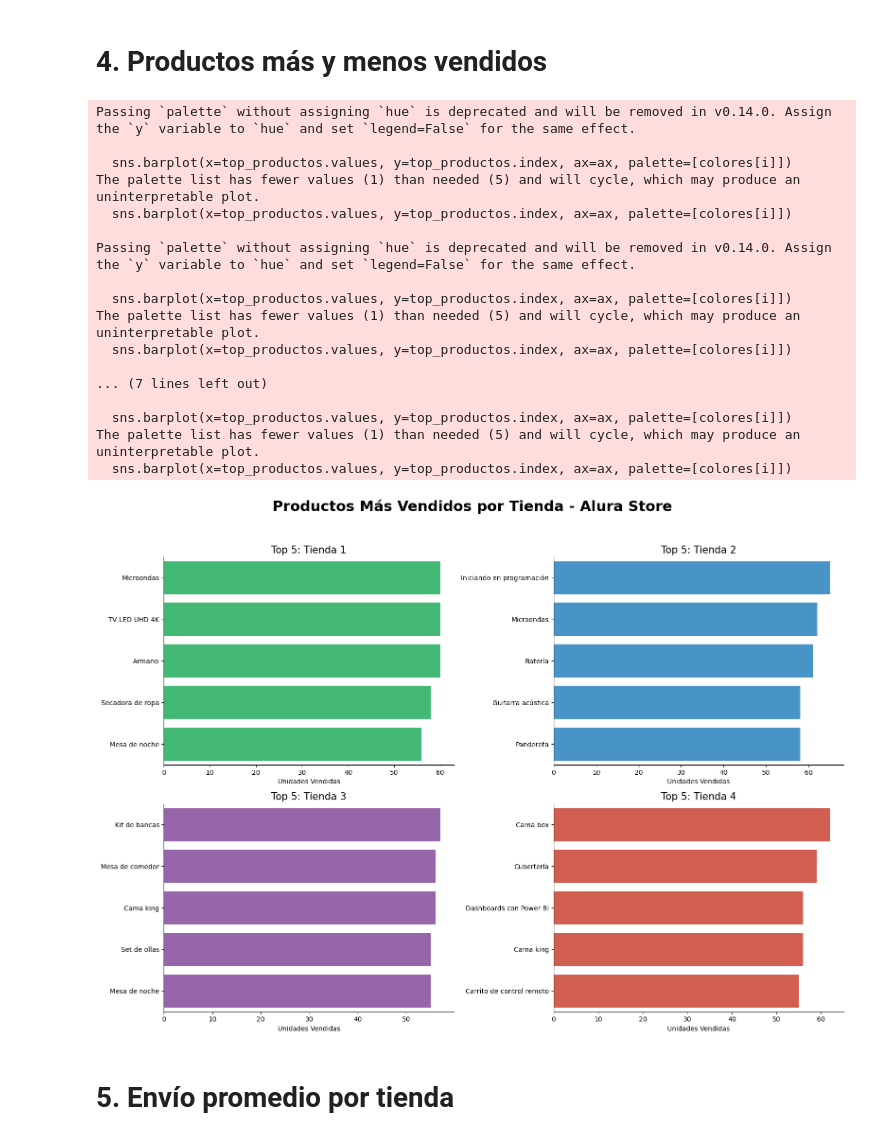
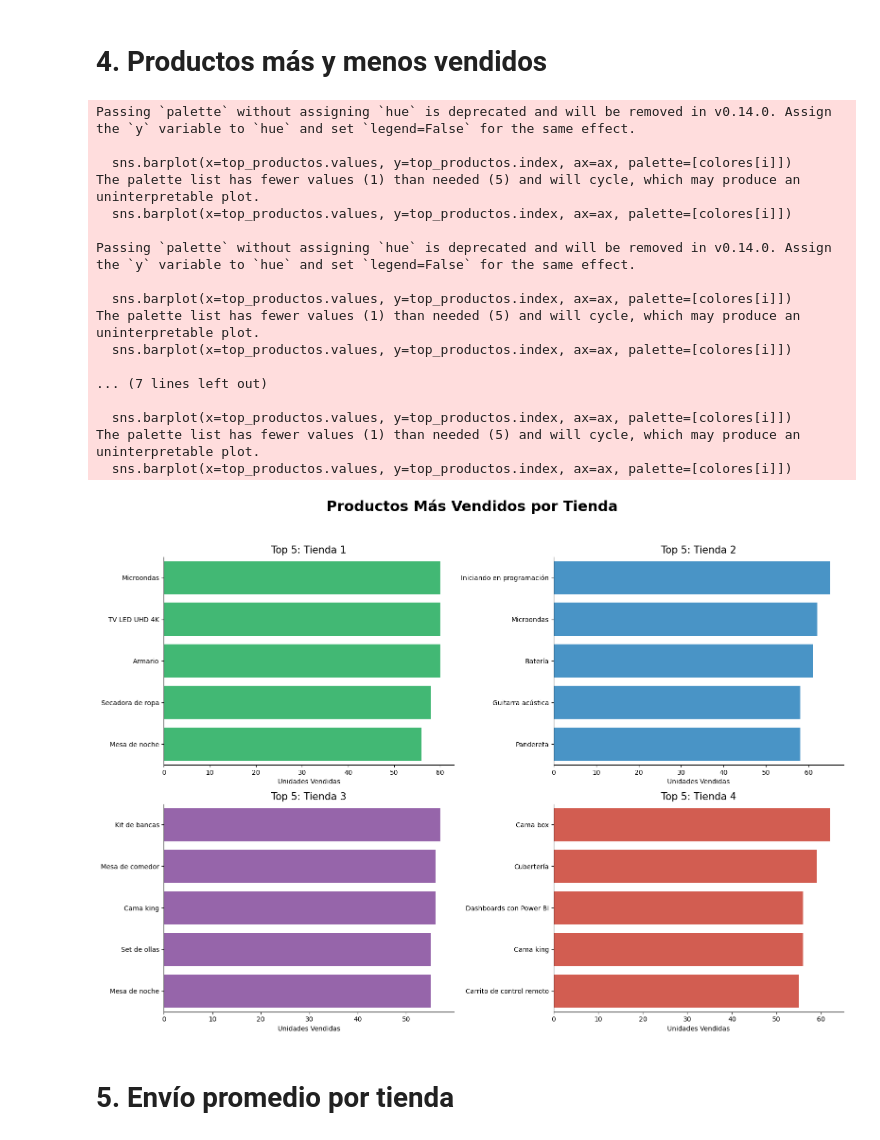
Before and after one commit to janampag/Challenge1_data_science, a Jupyter notebook: Challenge1_tiendas.ipynb, the cells around one changed output. Cells and saved outputs as stored; diff of their text form; code cells hidden in the pictures.

```diff
--- a/Challenge1_tiendas.ipynb
+++ b/Challenge1_tiendas.ipynb
@@ -92,18 +90,25 @@ Resumen de ventas por categoría:
 # %%
 import matplotlib.pyplot as plt
 
-# Configuramos una cuadrícula de 2x2 para los gráficos
+nombres_tiendas = ["Tienda 1", "Tienda 2", "Tienda 3", "Tienda 4"]
+
+resultados_categorias = {
+    "Tienda 1": ventas_por_categoria1,
+    "Tienda 2": ventas_por_categoria2,
+    "Tienda 3": ventas_por_categoria3,
+    "Tienda 4": ventas_por_categoria4
+}
+
 fig, axs = plt.subplots(2, 2, figsize=(15, 10))
-fig.suptitle('Productos Vendidos por Categoría en cada Alura Store', fontsize=20)
+fig.suptitle('Productos Vendidos por Categoría en cada Tienda', fontsize=20)
 
-# Aplanamos la matriz de ejes para iterar fácilmente
 axes = axs.flatten()
 
 for i, nombre in enumerate(nombres_tiendas):
     datos = resultados_categorias[nombre]
     axes[i].bar(datos.index, datos.values, color='skyblue')
     axes[i].set_title(nombre)
-    axes[i].tick_params(axis='x', rotation=45) # Rotar nombres de categorías
+    axes[i].tick_params(axis='x', rotation=45)
     axes[i].set_ylabel('Cantidad de Ventas')
 
 plt.tight_layout(rect=[0, 0.03, 1, 0.95])
@@ -176,53 +172,47 @@ t2_top, t2_bot = analizar_productos(tienda2, "Tienda 2")
 t3_top, t3_bot = analizar_productos(tienda3, "Tienda 3")
 t4_top, t4_bot = analizar_productos(tienda4, "Tienda 4")
 # %%
-import matplotlib.pyplot as plt
 import seaborn as sns
 
-# Configuramos una cuadrícula de 2 filas y 2 columnas
 fig, axes = plt.subplots(2, 2, figsize=(16, 12))
-fig.suptitle('Productos Más Vendidos por Tienda - Alura Store', fontsize=22, fontweight='bold')
+fig.suptitle('Productos Más Vendidos por Tienda', fontsize=22, fontweight='bold')
 
-# Lista de tus DataFrames y sus nombres para el bucle
 tiendas_list = [tienda, tienda2, tienda3, tienda4]
 nombres = ['Tienda 1', 'Tienda 2', 'Tienda 3', 'Tienda 4']
-colores = ['#2ecc71', '#3498db', '#9b59b6', '#e74c3c'] # Un color distinto para cada una
+colores = ['#2ecc71', '#3498db', '#9b59b6', '#e74c3c']
 
 for i, ax in enumerate(axes.flat):
-    # Obtenemos el conteo de productos y seleccionamos los 5 mejores
     top_productos = tiendas_list[i]['Producto'].value_counts().head(5)
 
-    # Creamos el gráfico de barras horizontales
     sns.barplot(x=top_productos.values, y=top_productos.index, ax=ax, palette=[colores[i]])
 
-    # Personalización de cada gráfico
     ax.set_title(f'Top 5: {nombres[i]}', fontsize=15)
     ax.set_xlabel('Unidades Vendidas')
     ax.set_ylabel('')
     ax.spines['top'].set_visible(False)
     ax.spines['right'].set_visible(False)
 
 plt.tight_layout(rect=[0, 0.03, 1, 0.95])
 plt.show()
 # %% [output]
 Passing `palette` without assigning `hue` is deprecated and will be removed in v0.14.0. Assign the `y` variable to `hue` and set `legend=False` for the same effect.
 
   sns.barplot(x=top_productos.values, y=top_productos.index, ax=ax, palette=[colores[i]])
 The palette list has fewer values (1) than needed (5) and will cycle, which may produce an uninterpretable plot.
   sns.barplot(x=top_productos.values, y=top_productos.index, ax=ax, palette=[colores[i]])
 
 Passing `palette` without assigning `hue` is deprecated and will be removed in v0.14.0. Assign the `y` variable to `hue` and set `legend=False` for the same effect.
 
   sns.barplot(x=top_productos.values, y=top_productos.index, ax=ax, palette=[colores[i]])
 The palette list has fewer values (1) than needed (5) and will cycle, which may produce an uninterpretable plot.
   sns.barplot(x=top_productos.values, y=top_productos.index, ax=ax, palette=[colores[i]])
 
 ... (7 lines left out)
 
   sns.barplot(x=top_productos.values, y=top_productos.index, ax=ax, palette=[colores[i]])
 The palette list has fewer values (1) than needed (5) and will cycle, which may produce an uninterpretable plot.
   sns.barplot(x=top_productos.values, y=top_productos.index, ax=ax, palette=[colores[i]])
-[figure, old version]
+[figure, new version]
 # %% [markdown]
 # 5. Envío promedio por tienda
 # %%
```
Also changed, not shown: parts of 11 cells of this notebook.
